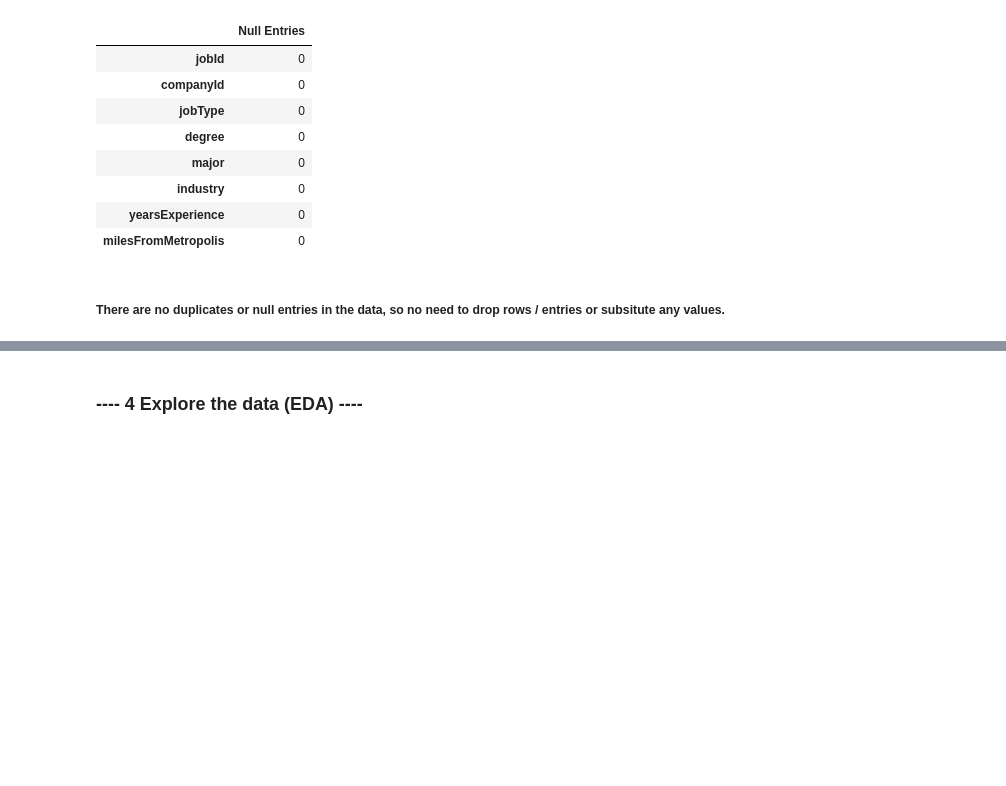
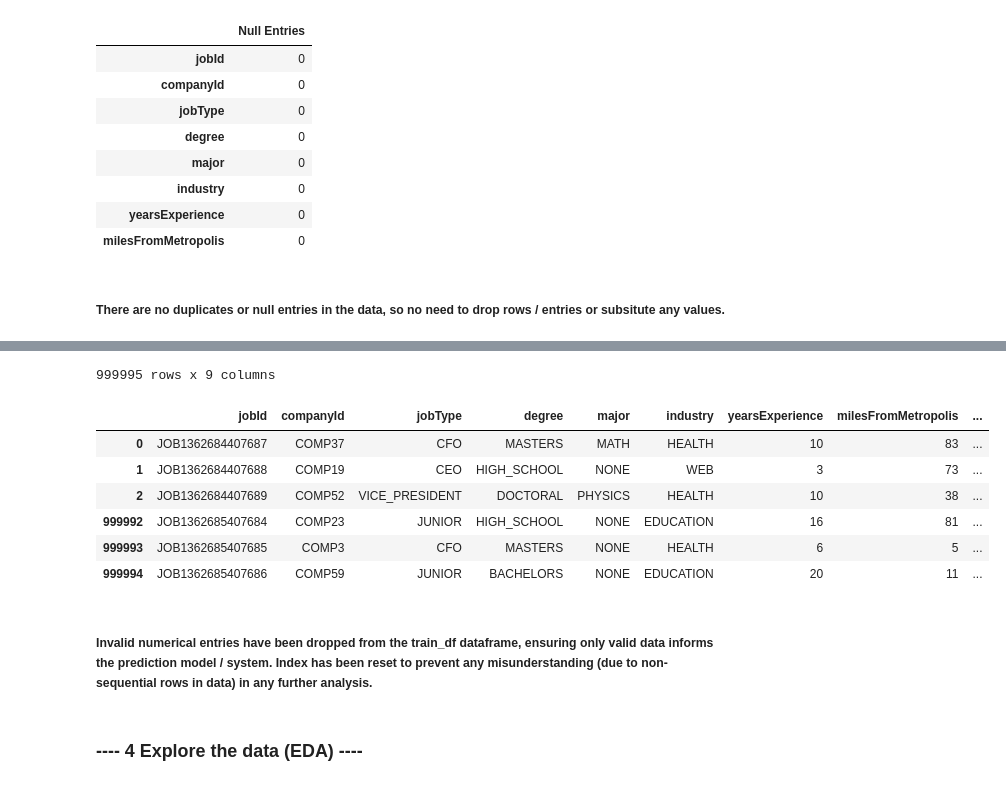
Before and after one commit to ross-macdonald-rm/salarypredictionportfolio, a Jupyter notebook: First Portfolio Project.ipynb, the cells around one changed output, grey strips where cells are left out. Drawn from its saved outputs; the diff is of its cells as text; code cells hidden in the pictures; blank space fills up the shorter version.

Commit message:
Further data cleaning.

```diff
--- a/First Portfolio Project.ipynb
+++ b/First Portfolio Project.ipynb
@@ -48,6 +49,10 @@ def load_file(file):
     shape = df.shape
     print("Data file is loaded, the shape of the dataset = {}".format(shape))
     return df
+
+def ends(df, x):
+    print('{} rows x {} columns'.format(np.shape(df)[0],np.shape(df)[1]))
+    return df.head(x).append(df.tail(x))
 # %% [markdown]
 ### Load the Data
 # %%
@@ -194,0 +198,4 @@ Index: []
+# %%
+# Remove the rows that contain invalid data from the train_df dataframe (i.e. salary was invalid in all cases, thus only
+# include rows with salaries more than 0)
+train_df = train_df[train_df.salary > 0]
@@ -195,3 +220,19 @@ Index: []
+# %%
+# Reset the index of train_df after dropping the invalid values and print head and tail (using function ends) to confirm
+# reindex. Makes rows sequential to prevent any misunderstanding in subsequent analysis.
+train_df = train_df.reset_index(drop=True)
+ends(train_df, 3)
+# %% [output]
+999995 rows x 9 columns
+|  | jobId | companyId | jobType | degree | major | industry | yearsExperience | milesFromMetropolis | ... |
+| 0 | JOB1362684407687 | COMP37 | CFO | MASTERS | MATH | HEALTH | 10 | 83 | ... |
+| 1 | JOB1362684407688 | COMP19 | CEO | HIGH_SCHOOL | NONE | WEB | 3 | 73 | ... |
+| 2 | JOB1362684407689 | COMP52 | VICE_PRESIDENT | DOCTORAL | PHYSICS | HEALTH | 10 | 38 | ... |
+| 999992 | JOB1362685407684 | COMP23 | JUNIOR | HIGH_SCHOOL | NONE | EDUCATION | 16 | 81 | ... |
+| 999993 | JOB1362685407685 | COMP3 | CFO | MASTERS | NONE | HEALTH | 6 | 5 | ... |
+| 999994 | JOB1362685407686 | COMP59 | JUNIOR | BACHELORS | NONE | EDUCATION | 20 | 11 | ... |
+# %% [markdown]
+##### Invalid numerical entries have been dropped from the train_df dataframe, ensuring only valid data informs the prediction model / system. Index has been reset to prevent any misunderstanding (due to non-sequential rows in data) in any further analysis.
 # %% [markdown]
 ### ---- 4 Explore the data (EDA) ----
 # %%
```
Also changed, not shown: parts of 7 cells of this notebook.
